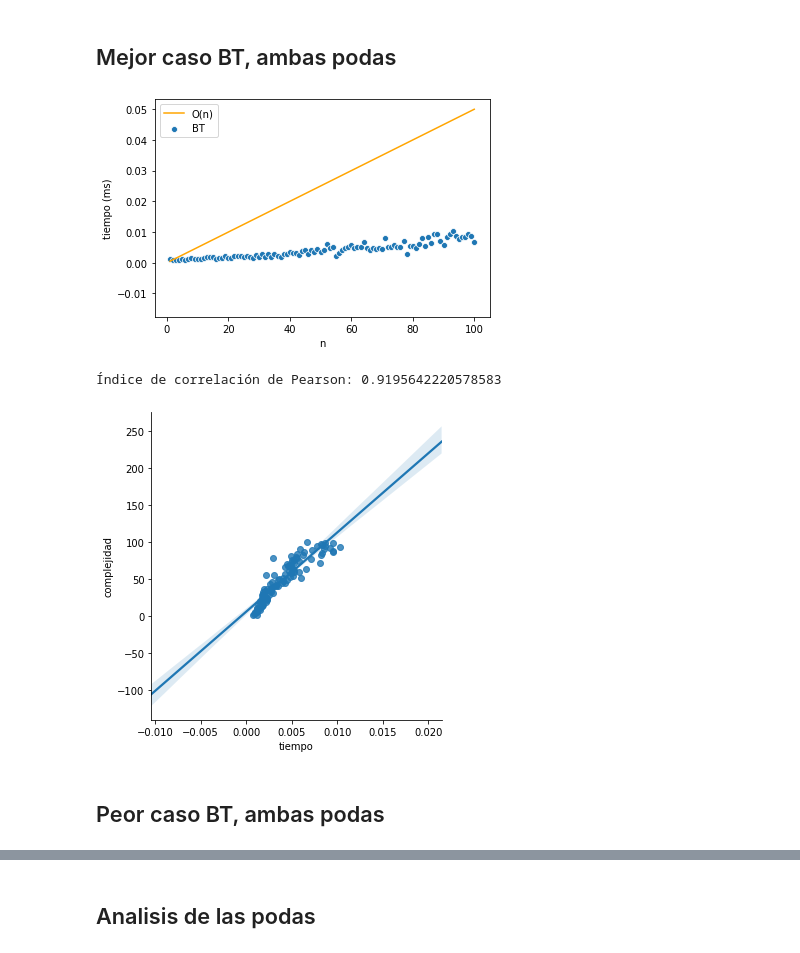
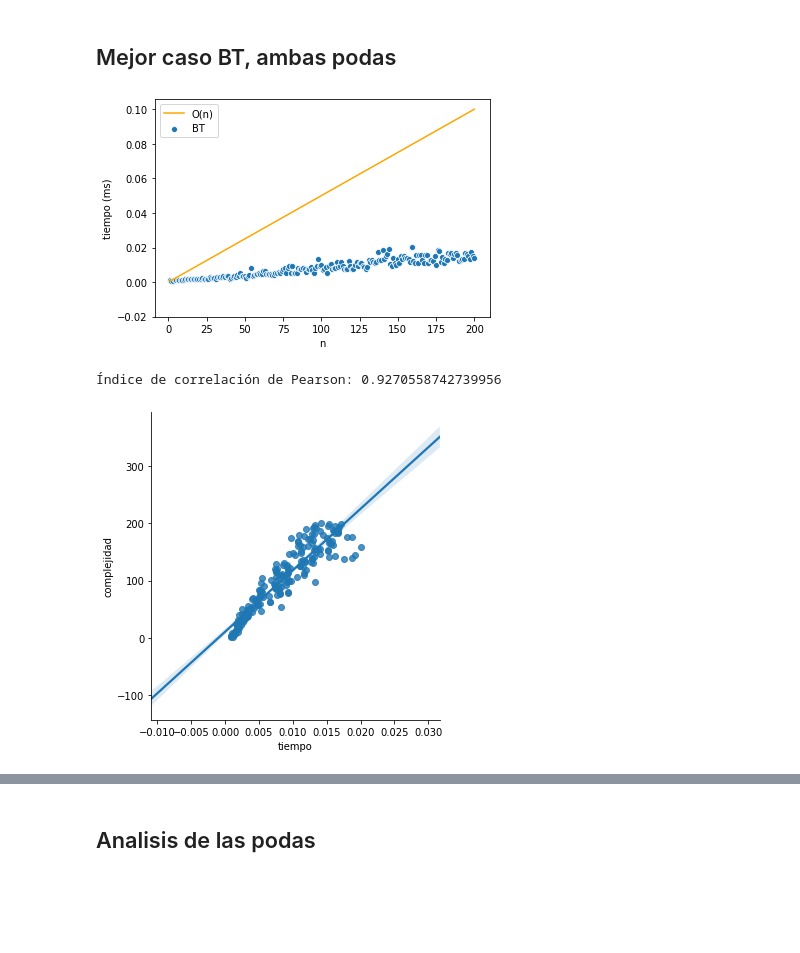
Before and after one commit to Jantalus/Algoritmos3TP1, a Jupyter notebook: python/Analisis.ipynb, the cells around one changed output, grey strips where cells are left out. Cells and saved outputs as stored; diff of their text form; code cells hidden in the pictures; blank space fills up the shorter version.

```diff
--- a/python/Analisis.ipynb
+++ b/python/Analisis.ipynb
@@ -26,4 +26,6 @@ Estos son:
 **Leemos las instancias**
 # %%
 df_resultados = pd.read_csv("resultados/resultado.csv");
-df_resultados.head()
+
+
+df_resultados2 = pd.read_csv("resultados/resultado2.csv");
@@ -62,24 +68,22 @@ print("Índice de correlación de Pearson:", correlacion_pearson(df_complejidad_
 ## Mejor caso BT, ambas podas
 # %%
 
-df_BT_mejor_caso = df_resultados[(df_resultados["metodo"]=="BT") & (df_resultados["dataset"] == "mejor-caso-BT-F")].copy();
+df_BT_mejor_caso = df_resultados2[(df_resultados2["metodo"]=="BT") & (df_resultados2["dataset"] == "mejor-caso-BT-F")].copy();
 df_BT_mejor_caso["tiempo_esperado"] = df_BT_mejor_caso["n"] * 0.0005; # Lineal
 fig = sns.scatterplot(data=df_BT_mejor_caso, x='n', y='tiempo');
 fig = sns.lineplot(data=df_BT_mejor_caso, x='n', y='tiempo_esperado', color="orange");
 fig.legend(labels=['O(n)','BT']);
 fig.set(xlabel='n', ylabel='tiempo (ms)');
 plt.savefig("graficos/bt-complejidad-mejor-caso.svg");
 # %% [output]
-[figure, old version]
+[figure, new version]
 # %%
 # Graficamos la correlacion entre los tiempos reales y la complejidad esperada
-df_BT_mejor_caso = df_resultados[(df_resultados["metodo"]=="BT") & (df_resultados["dataset"] == "mejor-caso-BT-F")].copy();
+df_BT_mejor_caso = df_resultados2[(df_resultados2["metodo"]=="BT") & (df_resultados2["dataset"] == "mejor-caso-BT-F")].copy();
 df_BT_mejor_caso["complejidad"] = df_BT_mejor_caso["n"];
 fig = sns.lmplot(data=df_BT_mejor_caso, x="tiempo", y="complejidad");
 plt.savefig("graficos/bt-correlacion-mejor-caso.svg");
 print("Índice de correlación de Pearson:", correlacion_pearson(df_BT_mejor_caso, "tiempo", "complejidad"));
 # %% [output]
-Índice de correlación de Pearson: 0.9195642220578583
+Índice de correlación de Pearson: 0.9270558742739956
-[figure, old version]
+[figure, new version]
-# %% [markdown]
-## Peor caso BT, ambas podas
```
Also changed, not shown: parts of 9 cells of this notebook, 13 other files.
